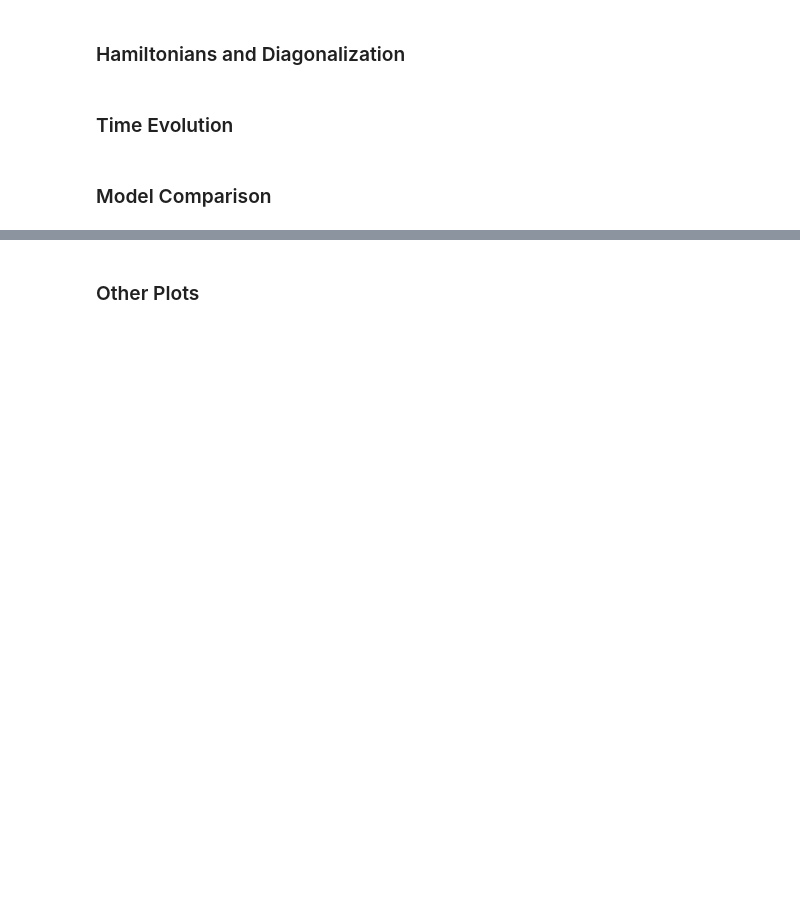
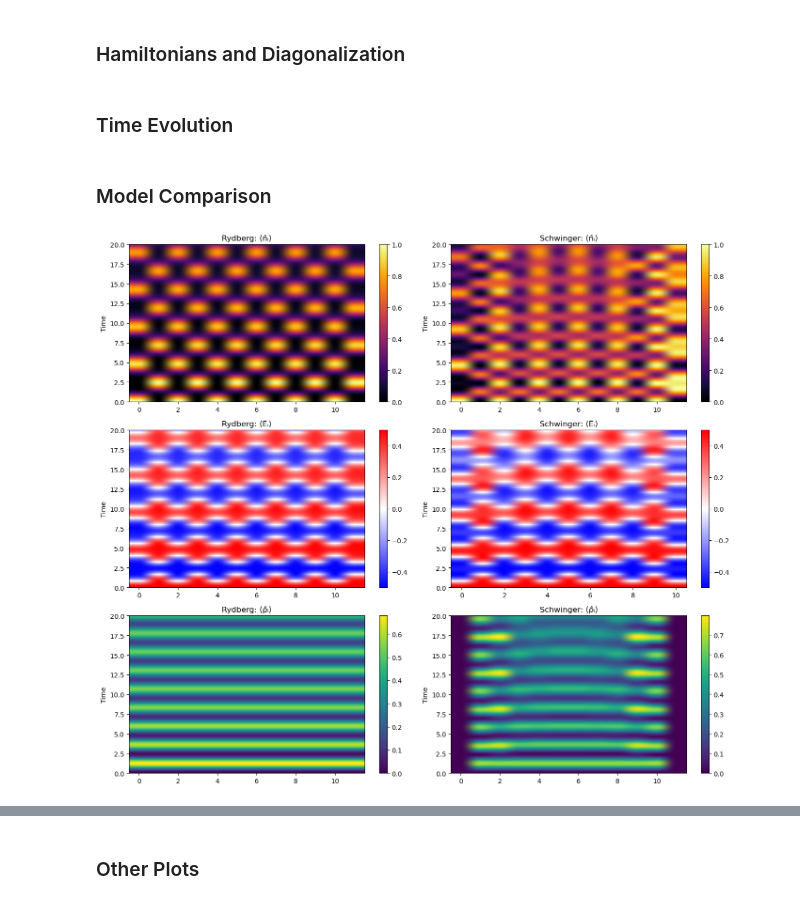
Before and after one commit to EmanueleCoradin/u1-lattice-gauge-rydberg-sim, a Jupyter notebook: main.ipynb, the cells around one changed output, grey strips where cells are left out. Drawn from its saved outputs; the diff is of its cells as text; code cells hidden in the pictures; blank space fills up the shorter version.

```diff
--- a/main.ipynb
+++ b/main.ipynb
@@ -112,14 +113,18 @@ rho_s = matter_density_by_site(L_s, model='schwinger')
 # %%
 models        = ["Rydberg", "Schwinger"]
 psi_t_lists   = [psi_t_r_list, psi_t_s_list]
 n_ops_lists   = [n_ops_r, n_ops_s]
 E_ops_lists   = [E_ops_r, E_ops_s]
 rho_ops_lists = [rho_r, rho_s]
-compare_models(
-    models=models,
+
+results = compute_model_expectations(
+    models=["Rydberg", "Schwinger"],
     psi_t_lists=psi_t_lists,
     n_ops_lists=n_ops_lists,
     E_ops_lists=E_ops_lists,
-    rho_ops_lists=rho_ops_lists,
-    t_vals=t_vals
+    rho_ops_lists=rho_ops_lists
 )
+
+plot_model_expectations(results, t_vals)
+# %% [output]
+[figure, added]
```
Also changed, not shown: parts of 8 cells of this notebook, 4 other files.
